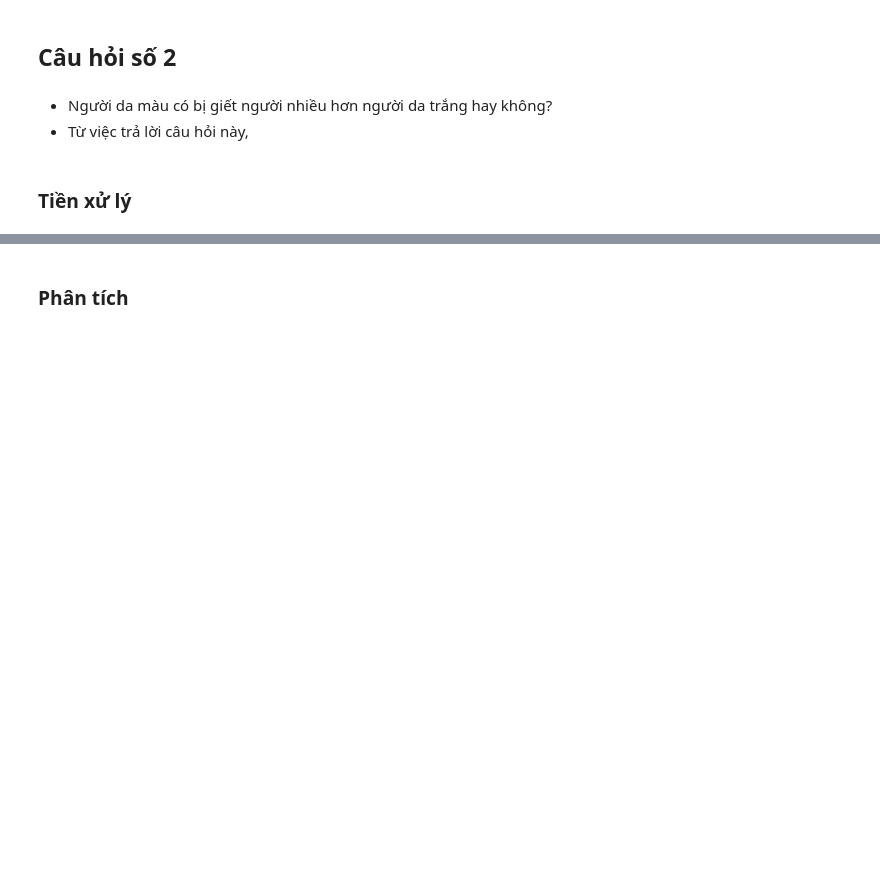
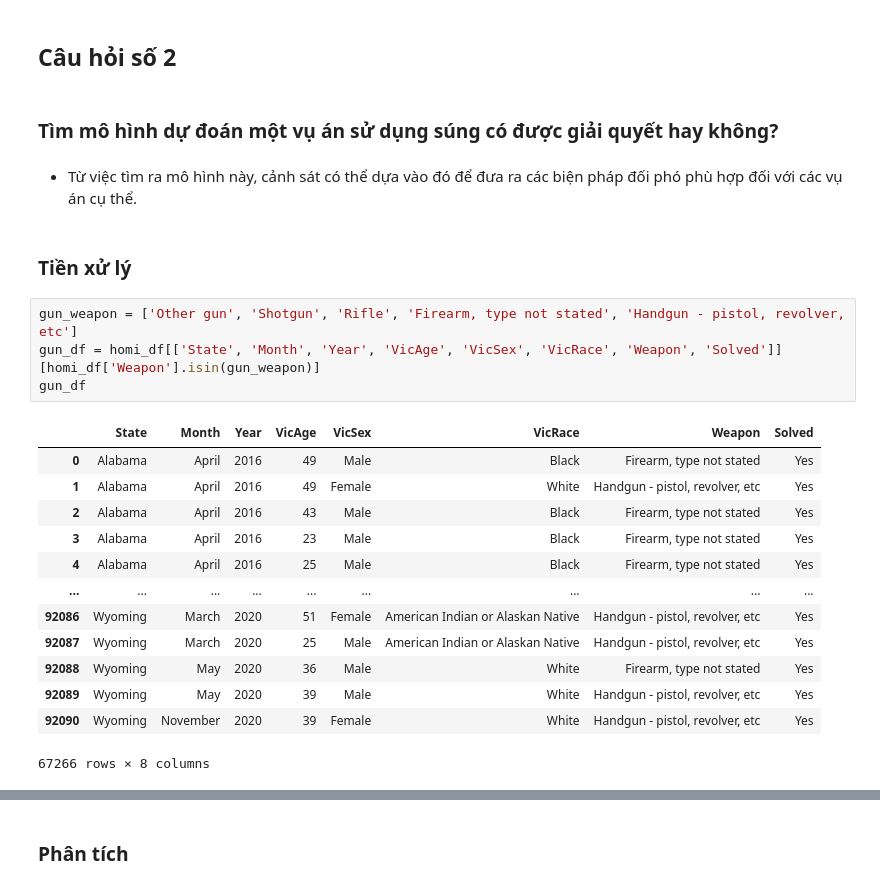
Before and after one commit to SangPhan852/P4DS_Project, a Jupyter notebook: 20127288_20127613.ipynb, the cells around one changed output, grey strips where cells are left out. Saved outputs shown, nothing was run; the diff lists cells and outputs as text; blank space fills up the shorter version.

```diff
--- a/20127288_20127613.ipynb
+++ b/20127288_20127613.ipynb
@@ -432,8 +471,27 @@ plt.show()
 ---
 # %% [markdown]
 ## **Câu hỏi số 2**
-# %% [markdown]
-- Người da màu có bị giết người nhiều hơn người da trắng hay không?
-- Từ việc trả lời câu hỏi này,
+# %% [markdown]
+###  **Tìm mô hình dự đoán một vụ án sử dụng súng có được giải quyết hay không?**
+# %% [markdown]
+- Từ việc tìm ra mô hình này, cảnh sát có thể dựa vào đó để đưa ra các biện pháp đối phó phù hợp đối với các vụ án cụ thể.
 # %% [markdown]
 ### Tiền xử lý
+# %%
+gun_weapon = ['Other gun', 'Shotgun', 'Rifle', 'Firearm, type not stated', 'Handgun - pistol, revolver, etc']
+gun_df = homi_df[['State', 'Month', 'Year', 'VicAge', 'VicSex', 'VicRace', 'Weapon', 'Solved']][homi_df['Weapon'].isin(gun_weapon)]
+gun_df
+# %% [output]
+|  | State | Month | Year | VicAge | VicSex | VicRace | Weapon | Solved |
+| 0 | Alabama | April | 2016 | 49 | Male | Black | Firearm, type not stated | Yes |
+| 1 | Alabama | April | 2016 | 49 | Female | White | Handgun - pistol, revolver, etc | Yes |
+| 2 | Alabama | April | 2016 | 43 | Male | Black | Firearm, type not stated | Yes |
+| 3 | Alabama | April | 2016 | 23 | Male | Black | Firearm, type not stated | Yes |
+| 4 | Alabama | April | 2016 | 25 | Male | Black | Firearm, type not stated | Yes |
+| ... | ... | ... | ... | ... | ... | ... | ... | ... |
+| 92086 | Wyoming | March | 2020 | 51 | Female | American Indian or Alaskan Native | Handgun - pistol, revolver, etc | Yes |
+| 92087 | Wyoming | March | 2020 | 25 | Male | American Indian or Alaskan Native | Handgun - pistol, revolver, etc | Yes |
+| 92088 | Wyoming | May | 2020 | 36 | Male | White | Firearm, type not stated | Yes |
+| 92089 | Wyoming | May | 2020 | 39 | Male | White | Handgun - pistol, revolver, etc | Yes |
+| 92090 | Wyoming | November | 2020 | 39 | Female | White | Handgun - pistol, revolver, etc | Yes |
+67266 rows × 8 columns
```
Also changed, not shown: parts of 22 cells of this notebook.
